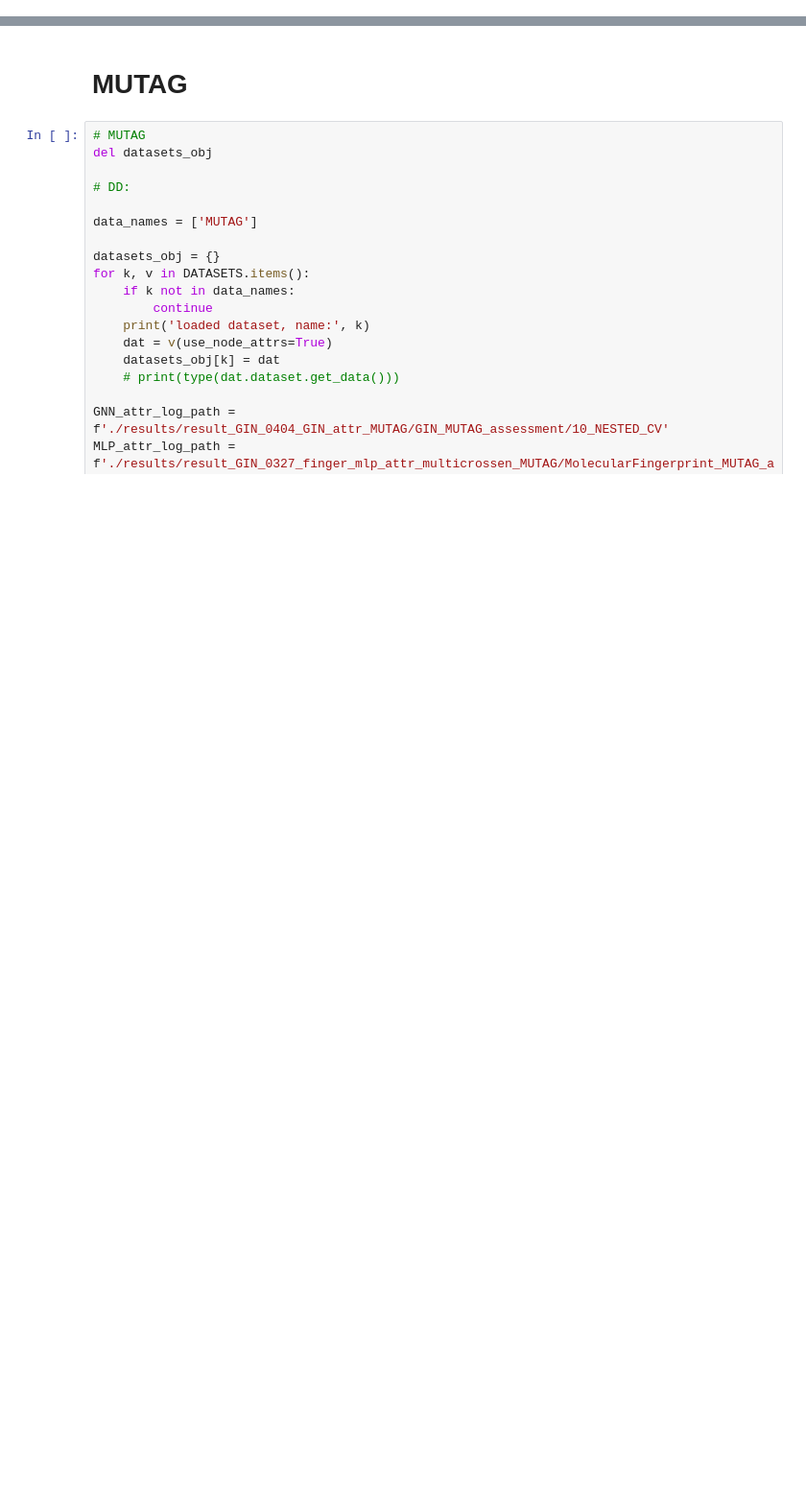
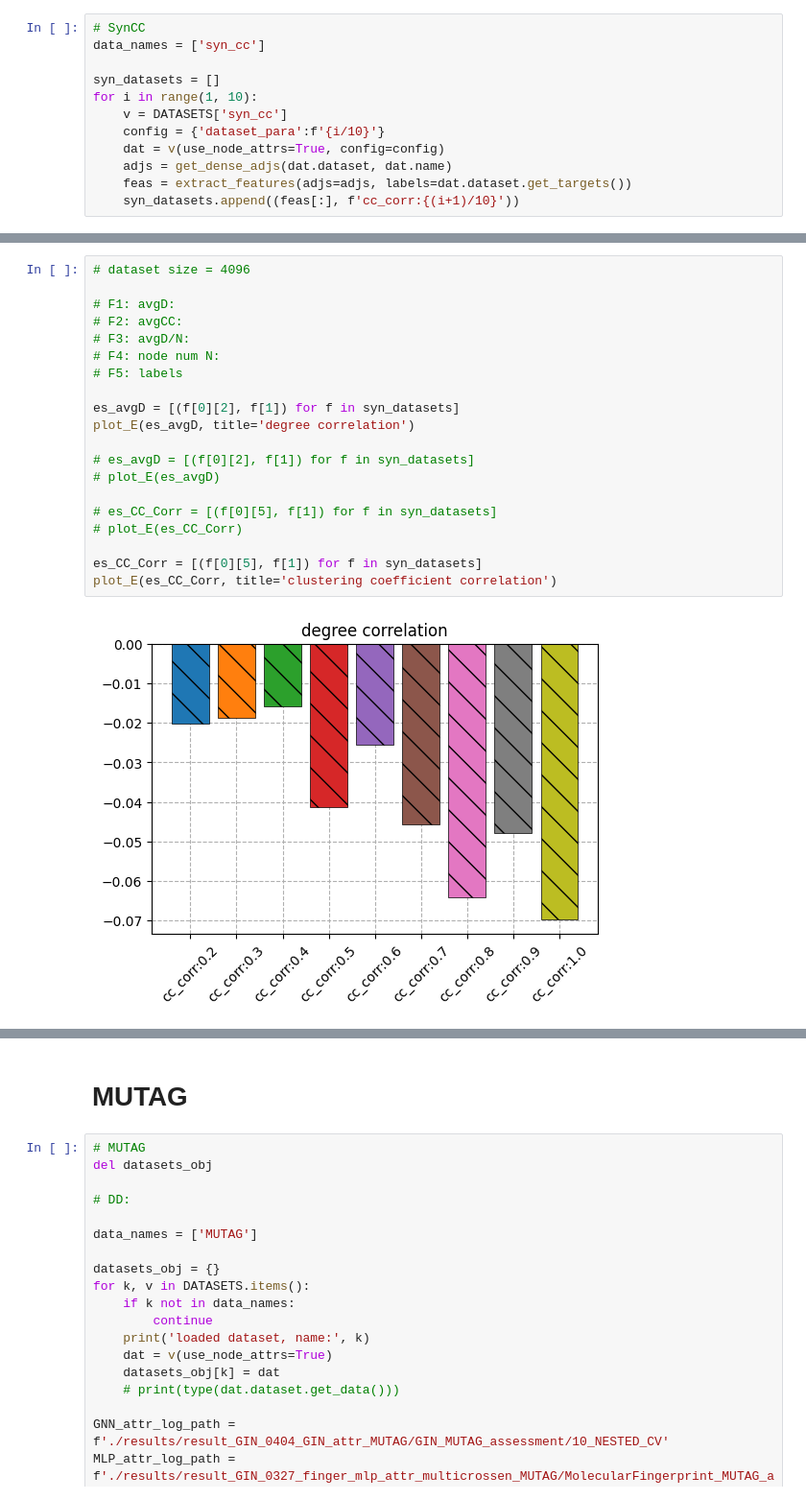
Before and after one commit to ICLab4DL/GNNBenchEffectiveness, a Jupyter notebook: generate_regression_data.ipynb, the cells around one changed output, grey strips where cells are left out. Shown at 96% size. Cells and saved outputs as stored; diff of their text form; blank space fills up the shorter version.

```diff
--- a/generate_regression_data.ipynb
+++ b/generate_regression_data.ipynb
@@ -356,0 +382,12 @@ plot_E(sy_es)
+# %%
+# SynCC
+data_names = ['syn_cc']
+
+syn_datasets = []
+for i in range(1, 10):
+    v = DATASETS['syn_cc']
+    config = {'dataset_para':f'{i/10}'}
+    dat = v(use_node_attrs=True, config=config)
+    adjs = get_dense_adjs(dat.dataset, dat.name)
+    feas = extract_features(adjs=adjs, labels=dat.dataset.get_targets())
+    syn_datasets.append((feas[:], f'cc_corr:{(i+1)/10}'))
@@ -356,0 +412,22 @@ plot_E(sy_es)
+# %%
+# dataset size = 4096
+
+# F1: avgD:
+# F2: avgCC:
+# F3: avgD/N:
+# F4: node num N:
+# F5: labels
+
+es_avgD = [(f[0][2], f[1]) for f in syn_datasets]
+plot_E(es_avgD, title='degree correlation')
+
+# es_avgD = [(f[0][2], f[1]) for f in syn_datasets]
+# plot_E(es_avgD)
+
+# es_CC_Corr = [(f[0][5], f[1]) for f in syn_datasets]
+# plot_E(es_CC_Corr)
+
+es_CC_Corr = [(f[0][5], f[1]) for f in syn_datasets]
+plot_E(es_CC_Corr, title='clustering coefficient correlation')
+# %% [output]
+[figure, added]
```
Also changed, not shown: parts of 20 cells of this notebook, 15 other files.
